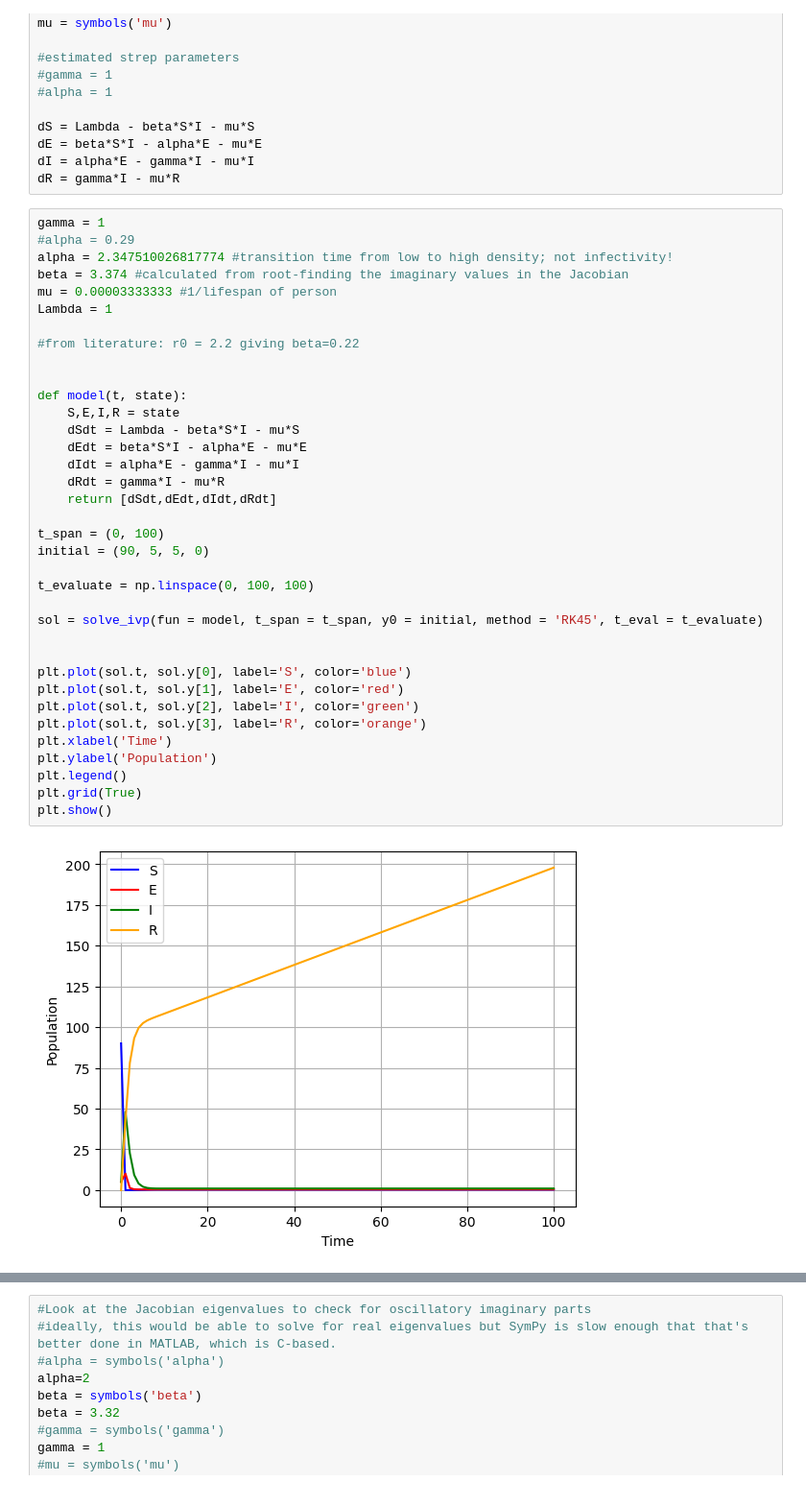
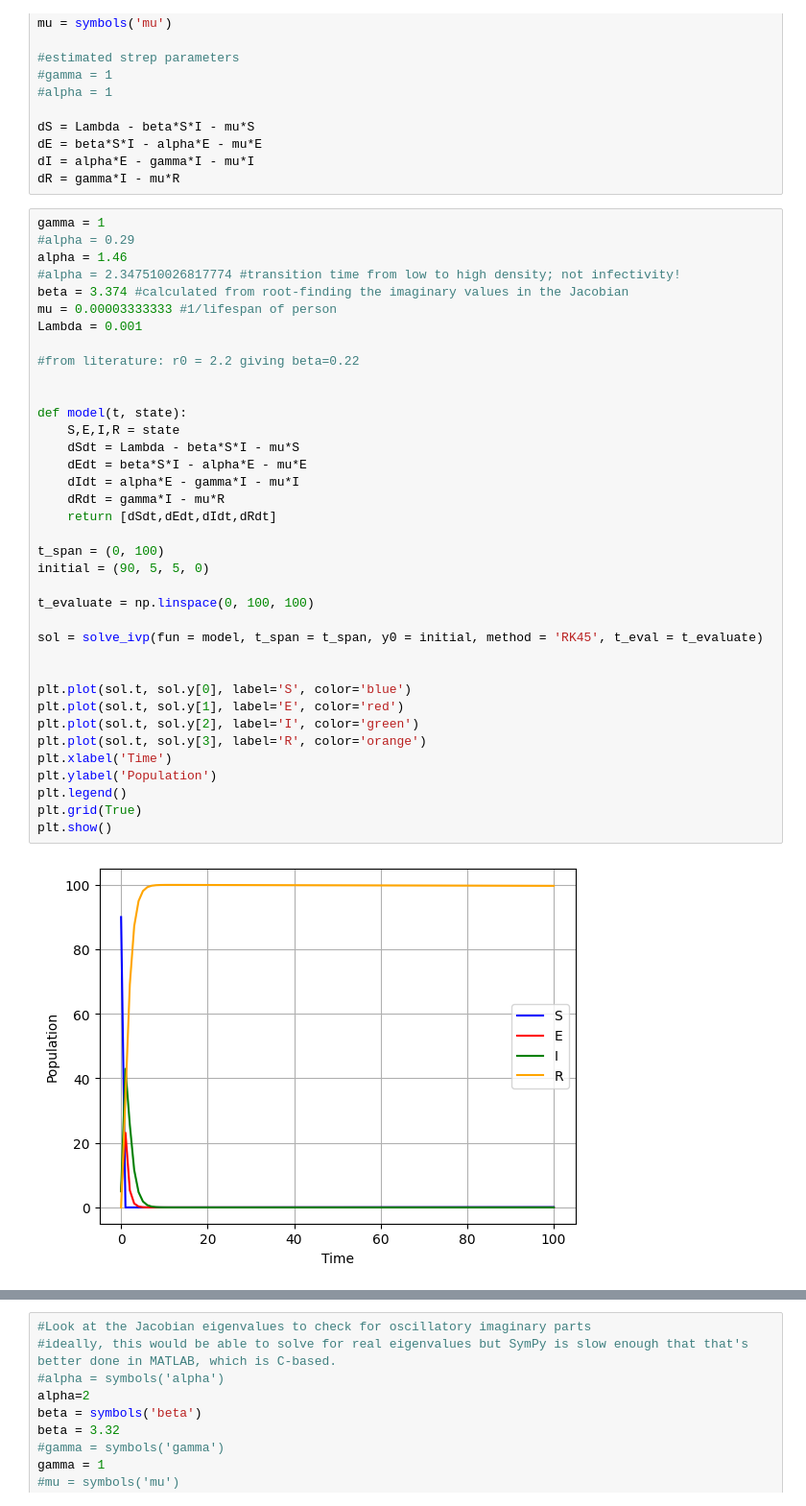
Before and after one commit to mcouture695/gt-quorumsensing-26, a Jupyter notebook: Time-Series-SEIR.ipynb, the cells around one changed output, grey strips where cells are left out. Shown at 96% size. Saved outputs shown, nothing was run; the diff lists cells and outputs as text.

```diff
--- a/Time-Series-SEIR.ipynb
+++ b/Time-Series-SEIR.ipynb
@@ -35,41 +35,42 @@ dR = gamma*I - mu*R
 # %%
 gamma = 1
 #alpha = 0.29
-alpha = 2.347510026817774 #transition time from low to high density; not infectivity!
+alpha = 1.46
+#alpha = 2.347510026817774 #transition time from low to high density; not infectivity!
 beta = 3.374 #calculated from root-finding the imaginary values in the Jacobian
 mu = 0.00003333333 #1/lifespan of person
-Lambda = 1
+Lambda = 0.001
 
 #from literature: r0 = 2.2 giving beta=0.22
 
 
 def model(t, state):
     S,E,I,R = state
     dSdt = Lambda - beta*S*I - mu*S
     dEdt = beta*S*I - alpha*E - mu*E
     dIdt = alpha*E - gamma*I - mu*I
     dRdt = gamma*I - mu*R
     return [dSdt,dEdt,dIdt,dRdt]
 
 t_span = (0, 100)
 initial = (90, 5, 5, 0)
 
 t_evaluate = np.linspace(0, 100, 100)
 
 sol = solve_ivp(fun = model, t_span = t_span, y0 = initial, method = 'RK45', t_eval = t_evaluate)
 
 
 plt.plot(sol.t, sol.y[0], label='S', color='blue')
 plt.plot(sol.t, sol.y[1], label='E', color='red')
 plt.plot(sol.t, sol.y[2], label='I', color='green')
 plt.plot(sol.t, sol.y[3], label='R', color='orange')
 plt.xlabel('Time')
 plt.ylabel('Population')
 plt.legend()
 plt.grid(True)
 plt.show()
 # %% [output]
-[figure, old version]
+[figure, new version]
 # %%
 data = sol.y[2]
 fig, ax = plt.subplots()
```
Also changed, not shown: parts of 3 cells of this notebook, 1 other file.
